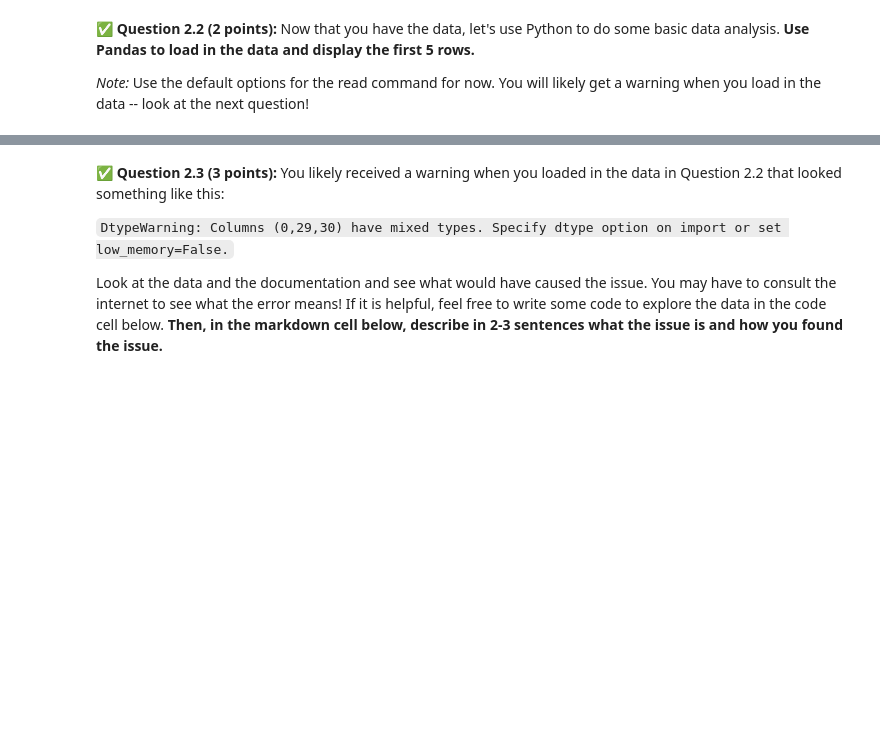
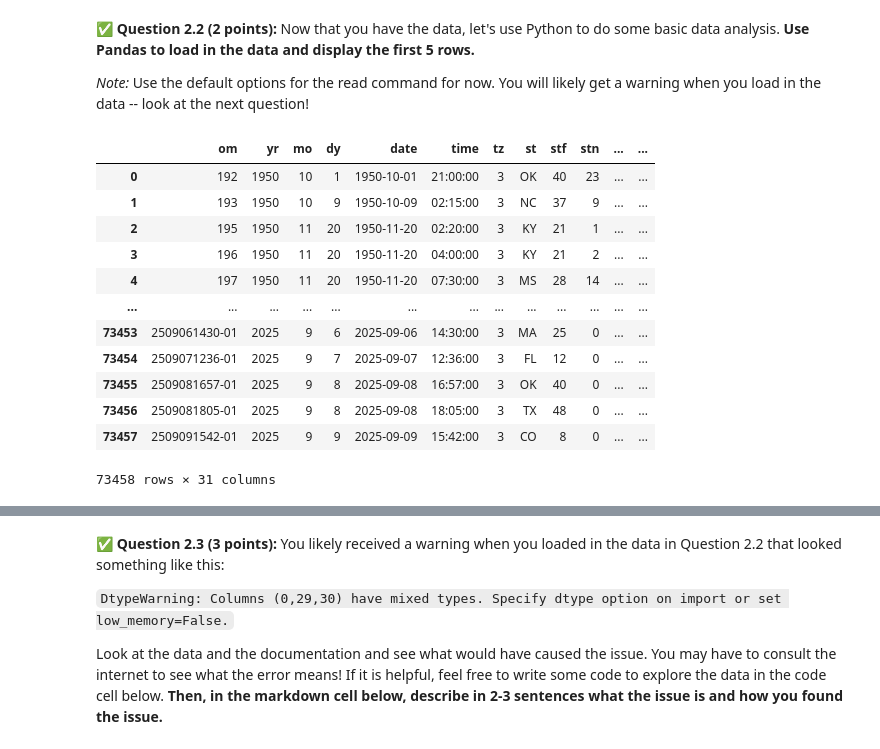
Before and after one commit to pkud113/CMSE202-f26-turnin, a Jupyter notebook: hw-01/HW01-GitPandasPackagesClasses-STUDENT.ipynb, the cells around one changed output, grey strips where cells are left out. Cells and saved outputs as stored; diff of their text form; code cells hidden in the pictures; blank space fills up the shorter version.

```diff
--- a/hw-01/HW01-GitPandasPackagesClasses-STUDENT.ipynb
+++ b/hw-01/HW01-GitPandasPackagesClasses-STUDENT.ipynb
@@ -242,6 +254,24 @@ You will need to use the description substantially when you complete this assign
 *Note:* Use the default options for the read command for now. You will likely get a warning when you load in the data -- look at the next question!
 # %%
 # Put your code here
+import pandas as pd
+
+tornadoes = pd.read_csv("1950-2025_actual_tornadoes.csv")
+tornadoes
+# %% [output]
+|  | om | yr | mo | dy | date | time | tz | st | stf | stn | ... | ... |
+| 0 | 192 | 1950 | 10 | 1 | 1950-10-01 | 21:00:00 | 3 | OK | 40 | 23 | ... | ... |
+| 1 | 193 | 1950 | 10 | 9 | 1950-10-09 | 02:15:00 | 3 | NC | 37 | 9 | ... | ... |
+| 2 | 195 | 1950 | 11 | 20 | 1950-11-20 | 02:20:00 | 3 | KY | 21 | 1 | ... | ... |
+| 3 | 196 | 1950 | 11 | 20 | 1950-11-20 | 04:00:00 | 3 | KY | 21 | 2 | ... | ... |
+| 4 | 197 | 1950 | 11 | 20 | 1950-11-20 | 07:30:00 | 3 | MS | 28 | 14 | ... | ... |
+| ... | ... | ... | ... | ... | ... | ... | ... | ... | ... | ... | ... | ... |
+| 73453 | 2509061430-01 | 2025 | 9 | 6 | 2025-09-06 | 14:30:00 | 3 | MA | 25 | 0 | ... | ... |
+| 73454 | 2509071236-01 | 2025 | 9 | 7 | 2025-09-07 | 12:36:00 | 3 | FL | 12 | 0 | ... | ... |
+| 73455 | 2509081657-01 | 2025 | 9 | 8 | 2025-09-08 | 16:57:00 | 3 | OK | 40 | 0 | ... | ... |
+| 73456 | 2509081805-01 | 2025 | 9 | 8 | 2025-09-08 | 18:05:00 | 3 | TX | 48 | 0 | ... | ... |
+| 73457 | 2509091542-01 | 2025 | 9 | 9 | 2025-09-09 | 15:42:00 | 3 | CO | 8 | 0 | ... | ... |
+73458 rows × 31 columns
 # %% [markdown]
 <!-- END QUESTION -->
 <!-- DO NOT MODIFY OR DELETE THIS CELL. Make sure your solution to the question above is in the cell(s) above this one. -->
```
Also changed, not shown: parts of 20 cells of this notebook.
